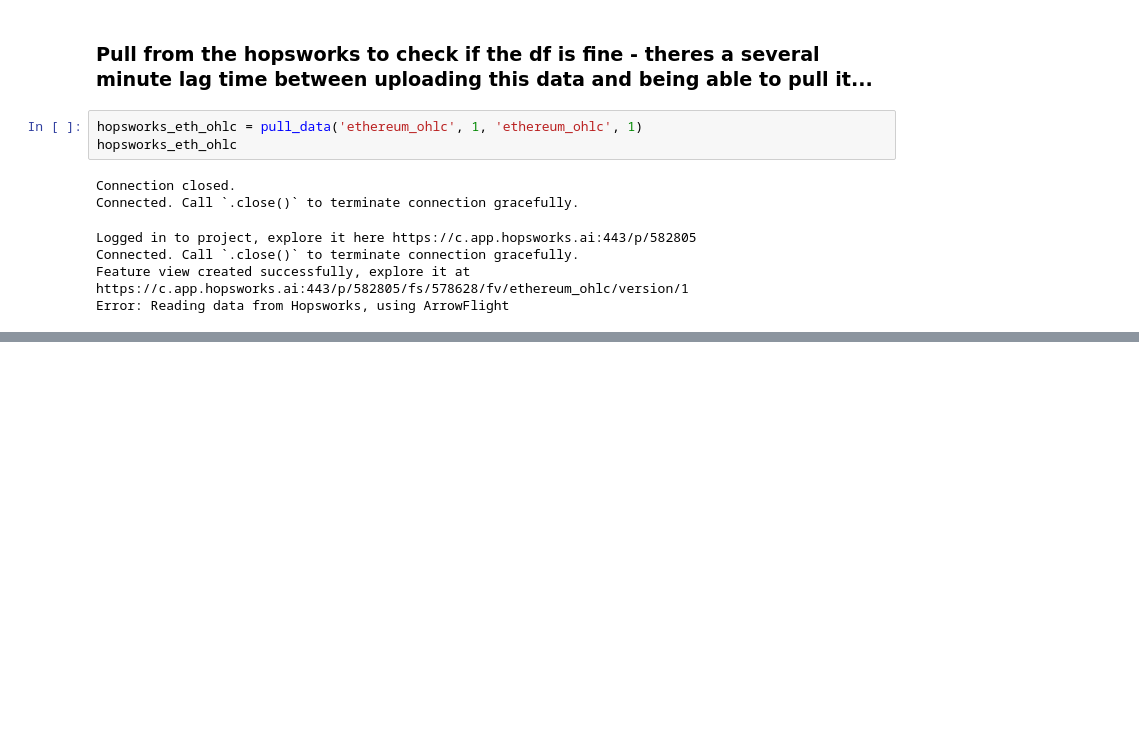
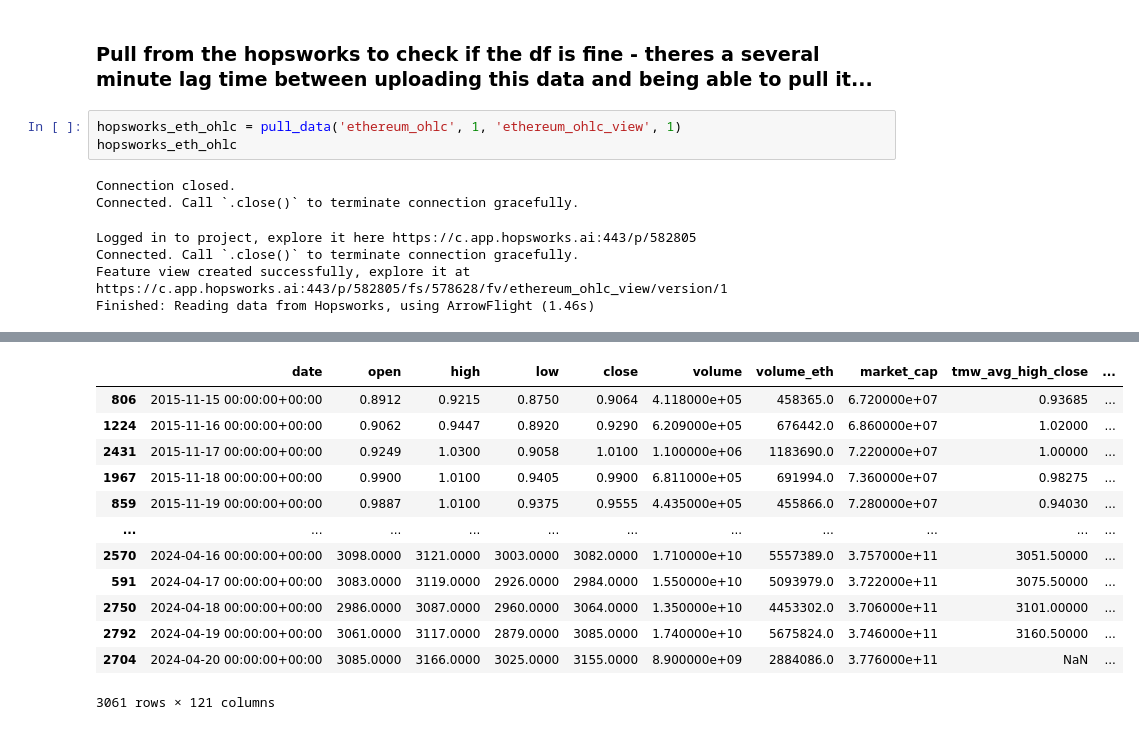
Before and after one commit to sadovsd/crypto-price-prediction-ML-pipeline, a Jupyter notebook: notebooks/04_ohlc_backfill_feature_store.ipynb, the cells around one changed output, grey strips where cells are left out. Saved outputs shown, nothing was run; the diff lists cells and outputs as text; blank space fills up the shorter version.

```diff
--- a/notebooks/04_ohlc_backfill_feature_store.ipynb
+++ b/notebooks/04_ohlc_backfill_feature_store.ipynb
@@ -103,7 +103,7 @@ https://c.app.hopsworks.ai/p/582805/jobs/named/ethereum_ohlc_1_offline_fg_materi
 # %% [markdown]
 ### Pull from the hopsworks to check if the df is fine - theres a several minute lag time between uploading this data and being able to pull it...
 # %%
-hopsworks_eth_ohlc = pull_data('ethereum_ohlc', 1, 'ethereum_ohlc', 1)
+hopsworks_eth_ohlc = pull_data('ethereum_ohlc', 1, 'ethereum_ohlc_view', 1)
 hopsworks_eth_ohlc
 # %% [output]
 Connection closed.
@@ -111,5 +111,5 @@ Connected. Call `.close()` to terminate connection gracefully.
 Logged in to project, explore it here https://c.app.hopsworks.ai:443/p/582805
 Connected. Call `.close()` to terminate connection gracefully.
 Feature view created successfully, explore it at
-https://c.app.hopsworks.ai:443/p/582805/fs/578628/fv/ethereum_ohlc/version/1
-Error: Reading data from Hopsworks, using ArrowFlight
+https://c.app.hopsworks.ai:443/p/582805/fs/578628/fv/ethereum_ohlc_view/version/1
+Finished: Reading data from Hopsworks, using ArrowFlight (1.46s)
@@ -116,0 +117,13 @@ FeatureStoreException: Could not read data using ArrowFlight. If the issue persi
+|  | date | open | high | low | close | volume | volume_eth | market_cap | tmw_avg_high_close | ... |
+| 806 | 2015-11-15 00:00:00+00:00 | 0.8912 | 0.9215 | 0.8750 | 0.9064 | 4.118000e+05 | 458365.0 | 6.720000e+07 | 0.93685 | ... |
+| 1224 | 2015-11-16 00:00:00+00:00 | 0.9062 | 0.9447 | 0.8920 | 0.9290 | 6.209000e+05 | 676442.0 | 6.860000e+07 | 1.02000 | ... |
+| 2431 | 2015-11-17 00:00:00+00:00 | 0.9249 | 1.0300 | 0.9058 | 1.0100 | 1.100000e+06 | 1183690.0 | 7.220000e+07 | 1.00000 | ... |
+| 1967 | 2015-11-18 00:00:00+00:00 | 0.9900 | 1.0100 | 0.9405 | 0.9900 | 6.811000e+05 | 691994.0 | 7.360000e+07 | 0.98275 | ... |
+| 859 | 2015-11-19 00:00:00+00:00 | 0.9887 | 1.0100 | 0.9375 | 0.9555 | 4.435000e+05 | 455866.0 | 7.280000e+07 | 0.94030 | ... |
+| ... | ... | ... | ... | ... | ... | ... | ... | ... | ... | ... |
+| 2570 | 2024-04-16 00:00:00+00:00 | 3098.0000 | 3121.0000 | 3003.0000 | 3082.0000 | 1.710000e+10 | 5557389.0 | 3.757000e+11 | 3051.50000 | ... |
+| 591 | 2024-04-17 00:00:00+00:00 | 3083.0000 | 3119.0000 | 2926.0000 | 2984.0000 | 1.550000e+10 | 5093979.0 | 3.722000e+11 | 3075.50000 | ... |
+| 2750 | 2024-04-18 00:00:00+00:00 | 2986.0000 | 3087.0000 | 2960.0000 | 3064.0000 | 1.350000e+10 | 4453302.0 | 3.706000e+11 | 3101.00000 | ... |
+| 2792 | 2024-04-19 00:00:00+00:00 | 3061.0000 | 3117.0000 | 2879.0000 | 3085.0000 | 1.740000e+10 | 5675824.0 | 3.746000e+11 | 3160.50000 | ... |
+| 2704 | 2024-04-20 00:00:00+00:00 | 3085.0000 | 3166.0000 | 3025.0000 | 3155.0000 | 8.900000e+09 | 2884086.0 | 3.776000e+11 | NaN | ... |
+3061 rows × 121 columns
```
Also changed, not shown: parts of 2 cells of this notebook, 2 other files.
